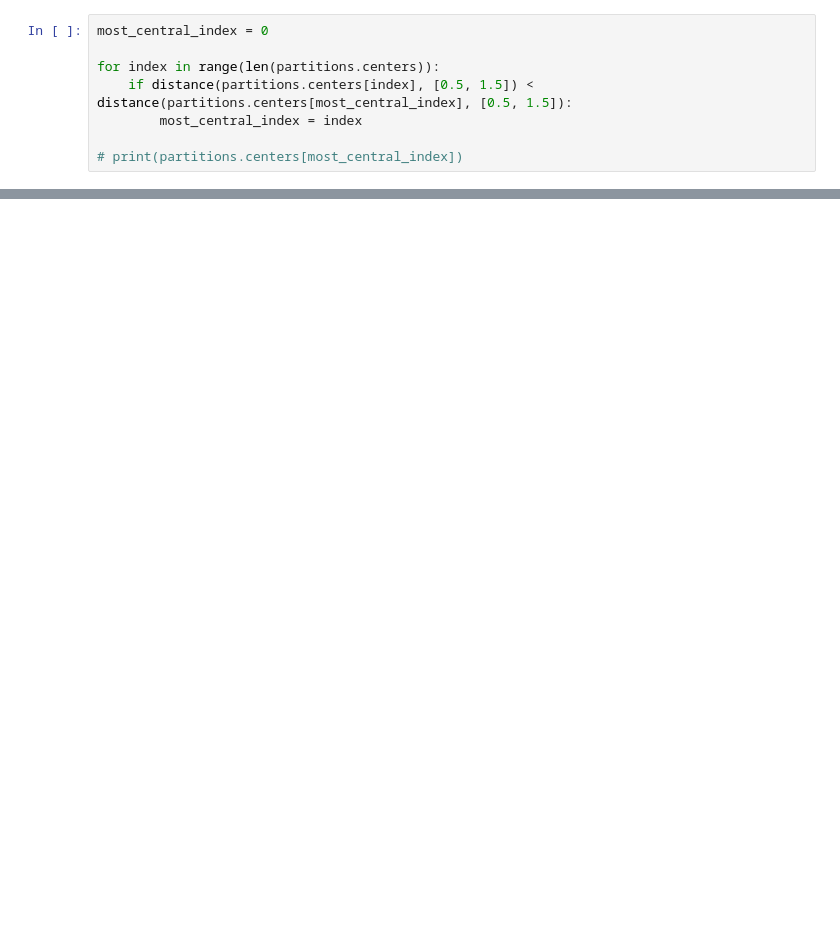
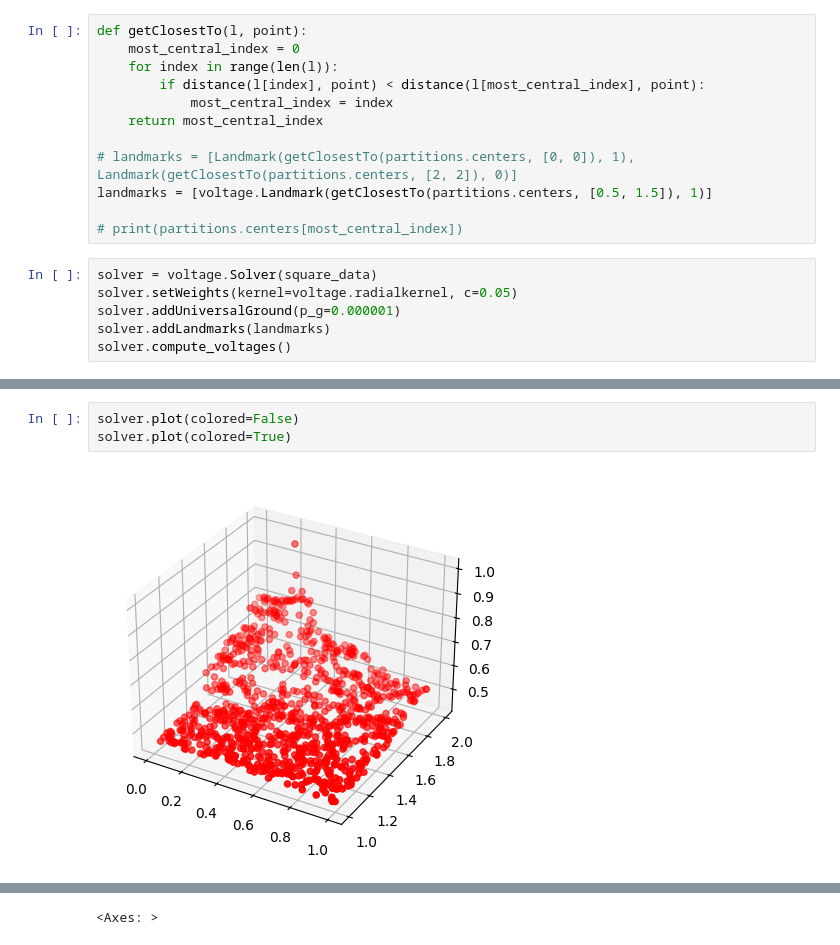
Before and after one commit to IceGawd/VoltageDimentionalReduction, a Jupyter notebook: VoltageDimentionReduction.ipynb, the cells around one changed output, grey strips where cells are left out. Saved outputs shown, nothing was run; the diff lists cells and outputs as text; blank space fills up the shorter version.

```diff
--- a/VoltageDimentionReduction.ipynb
+++ b/VoltageDimentionReduction.ipynb
@@ -15,8 +25,18 @@ partitions.k_means(k, seed=time.time())
 # %%
-most_central_index = 0
+def getClosestTo(l, point):
+    most_central_index = 0
+    for index in range(len(l)):
+        if distance(l[index], point) < distance(l[most_central_index], point):
+            most_central_index = index
+    return most_central_index
 
-for index in range(len(partitions.centers)):
-    if distance(partitions.centers[index], [0.5, 1.5]) < distance(partitions.centers[most_central_index], [0.5, 1.5]):
-        most_central_index = index
+# landmarks = [Landmark(getClosestTo(partitions.centers, [0, 0]), 1), Landmark(getClosestTo(partitions.centers, [2, 2]), 0)]
+landmarks = [voltage.Landmark(getClosestTo(partitions.centers, [0.5, 1.5]), 1)]
 
 # print(partitions.centers[most_central_index])
+# %%
+solver = voltage.Solver(square_data)
+solver.setWeights(kernel=voltage.radialkernel, c=0.05)
+solver.addUniversalGround(p_g=0.000001)
+solver.addLandmarks(landmarks)
+solver.compute_voltages()
@@ -22,0 +61,5 @@ for index in range(len(partitions.centers)):
+# %%
+solver.plot(colored=False)
+solver.plot(colored=True)
+# %% [output]
+[figure, added]
@@ -23 +67,2 @@ for index in range(len(partitions.centers)):
+<Axes: >
 # %%
```
Also changed, not shown: parts of 13 cells of this notebook, 2 other files.
